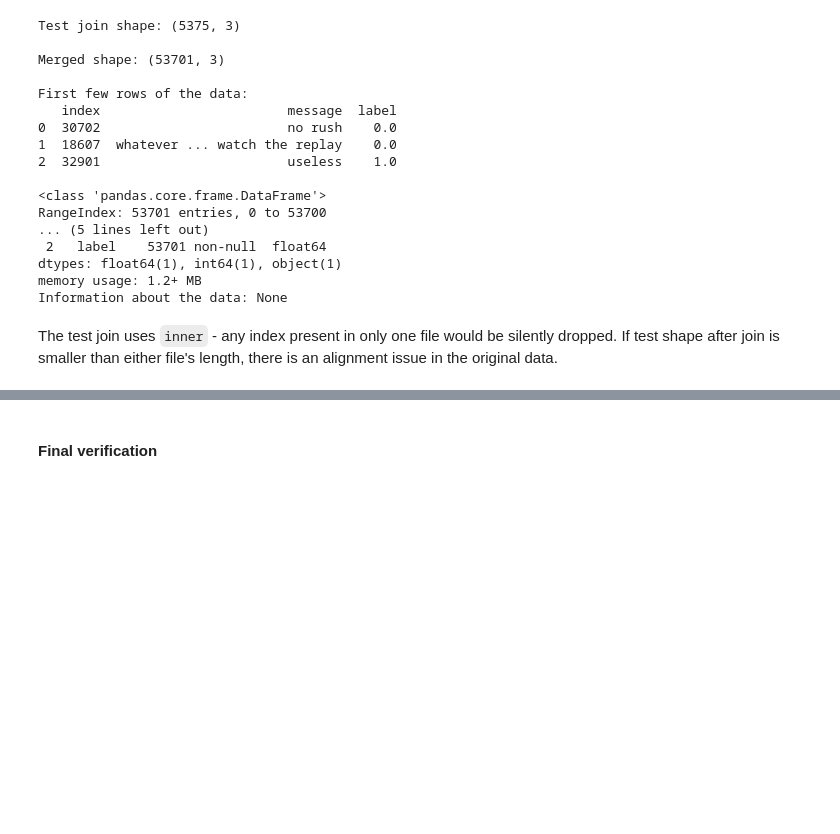
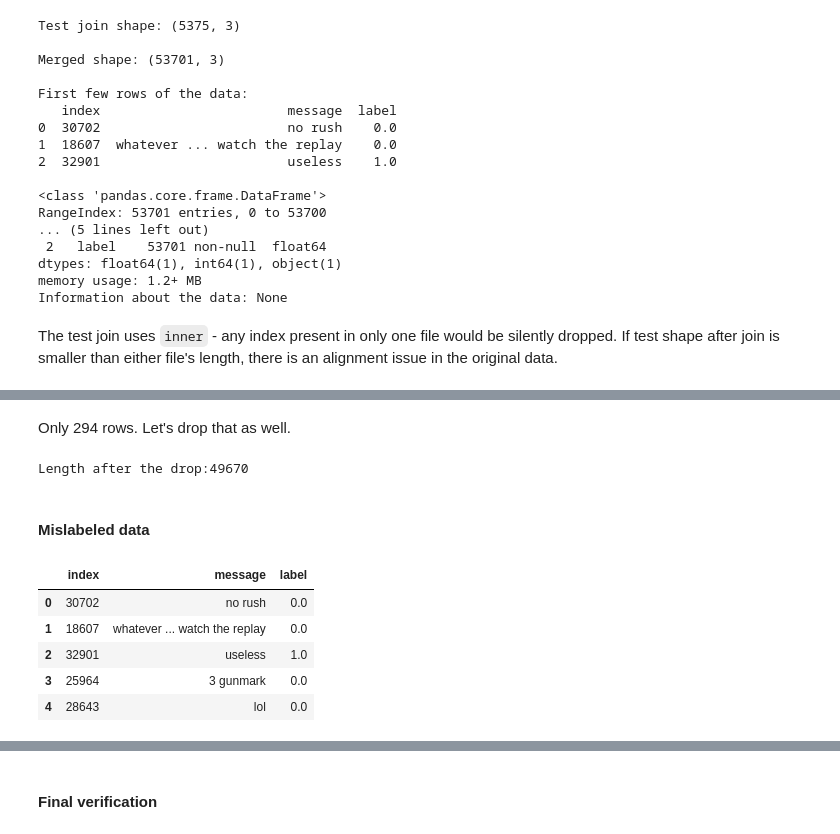
Before and after one commit to paolacalle/gaming-toxicity-detection, a Jupyter notebook: notebooks/gaming/initial_cleaning_gaming.ipynb, the cells around one changed output, grey strips where cells are left out. Saved outputs shown, nothing was run; the diff lists cells and outputs as text; code cells hidden in the pictures; blank space fills up the shorter version.

```diff
--- a/notebooks/gaming/initial_cleaning_gaming.ipynb
+++ b/notebooks/gaming/initial_cleaning_gaming.ipynb
@@ -99,0 +158,23 @@ The test join uses `inner` - any index present in only one file would be silentl
+# %%
+from lingua import Language, LanguageDetectorBuilder
+
+# detector to find latin but non-english documents
+detector = (LanguageDetectorBuilder
+    # detect all other languages using latin
+    .from_all_languages_with_latin_script()
+    # if top-2 languages are within 25% confidence of each other - do not drop
+    .with_minimum_relative_distance(0.25)
+    .build())
+
+# function to detect such documents
+def is_latin_non_english(text):
+    if len(str(text).strip()) < 30:
+        return False  # too short - keep
+    lang = detector.detect_language_of(str(text))
+    return lang is not None and lang != Language.ENGLISH
+
+# such documents
+mask = wot_en["message"].apply(is_latin_non_english)
+with pd.option_context("display.max_rows", 800):
+    print(f"Non-english documents:\n{wot_en[mask]}\n")
+    print(f"How many documents with non-english text:{wot_en[mask].shape[0]}")
@@ -99,0 +199,21 @@ The test join uses `inner` - any index present in only one file would be silentl
+# %% [markdown]
+Only 294 rows. Let's drop that as well.
+# %%
+# dataset update
+wot_en = wot_en[~mask].reset_index(drop = True)
+# length after the drop
+print(f"Length after the drop:{wot_en.shape[0]}")
+# %% [output]
+Length after the drop:49670
+# %% [markdown]
+#### Mislabeled data
+# %%
+# few top rows of the data
+wot_en.head(5)
+# %% [output]
+|  | index | message | label |
+| 0 | 30702 | no rush | 0.0 |
+| 1 | 18607 | whatever ... watch the replay | 0.0 |
+| 2 | 32901 | useless | 1.0 |
+| 3 | 25964 | 3 gunmark | 0.0 |
+| 4 | 28643 | lol | 0.0 |
```
Also changed, not shown: parts of 34 cells of this notebook.
